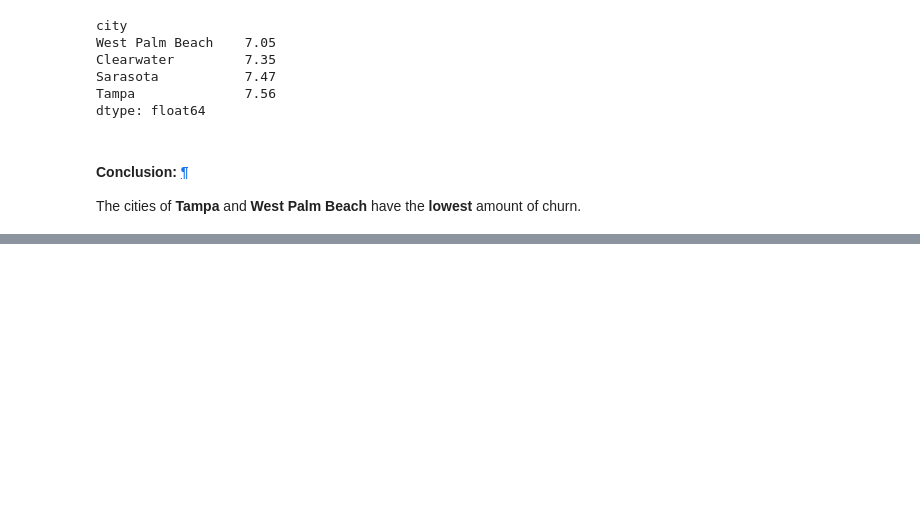
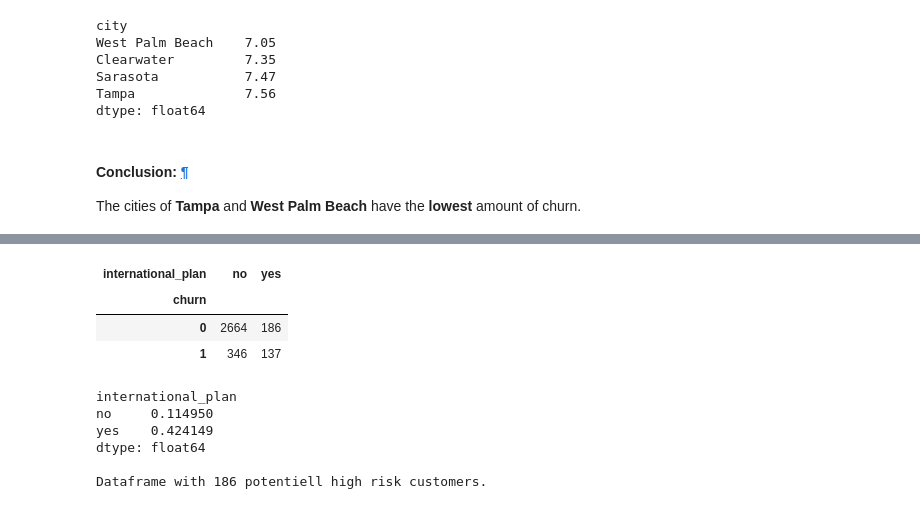
Before and after one commit to Dabbeljuh/Data-Analyst---Analyse-der-Kundenabwanderung, a Jupyter notebook: Analyse_der_Kundenabwanderung.ipynb, the cells around one changed output, grey strips where cells are left out. Saved outputs shown, nothing was run; the diff lists cells and outputs as text; code cells hidden in the pictures; blank space fills up the shorter version.

```diff
--- a/Analyse_der_Kundenabwanderung.ipynb
+++ b/Analyse_der_Kundenabwanderung.ipynb
@@ -791,0 +794,26 @@ The cities of <b>Tampa</b> and <b>West Palm Beach</b> have the <b>lowest</b> amo
+# %%
+#category_cols = ['international_plan', 'voice_mail_plan']
+
+# international plan
+display( pd.crosstab(df['churn'], df['international_plan']) )
+crosstab = pd.crosstab(df['churn'], df['international_plan'])
+
+# percentage of the customers who churn with an international_plan
+churn_rate = crosstab.loc[1] / crosstab.sum()
+print(churn_rate)
+
+# data frame of 186 customers who haven't churned but also have the international_plan
+high_risk_customers_by_int_plan = df[(df['churn'] == 0) & (df['international_plan'] == 'yes')]
+print()
+print(f'Dataframe with {len(high_risk_customers_by_int_plan)} potentiell high risk customers.')
+# %% [output]
+| international_plan | no | yes |
+| churn |  |  |
+| 0 | 2664 | 186 |
+| 1 | 346 | 137 |
+international_plan
+no     0.114950
+yes    0.424149
+dtype: float64
+
+Dataframe with 186 potentiell high risk customers.
```
Also changed, not shown: parts of 23 cells of this notebook.
